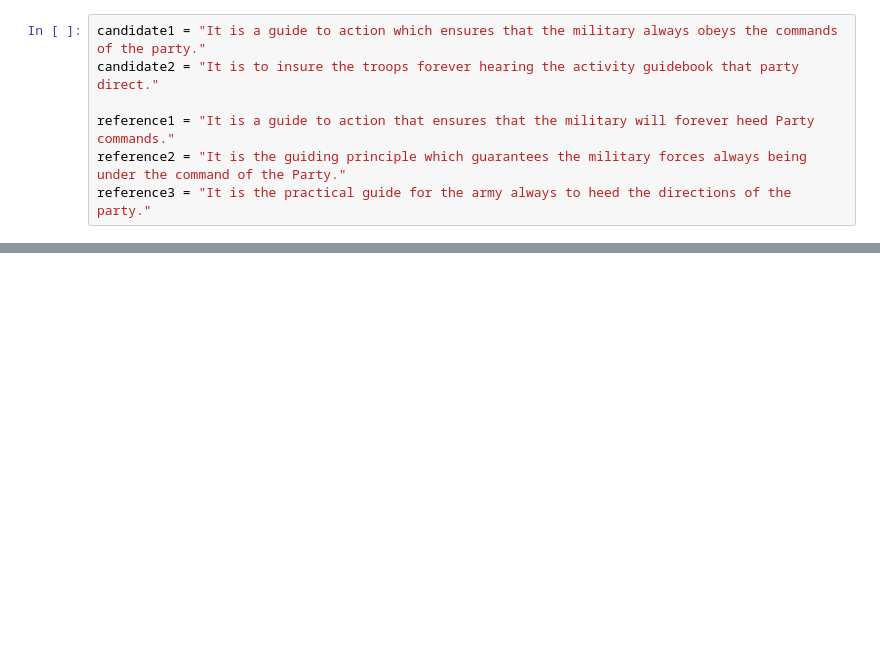
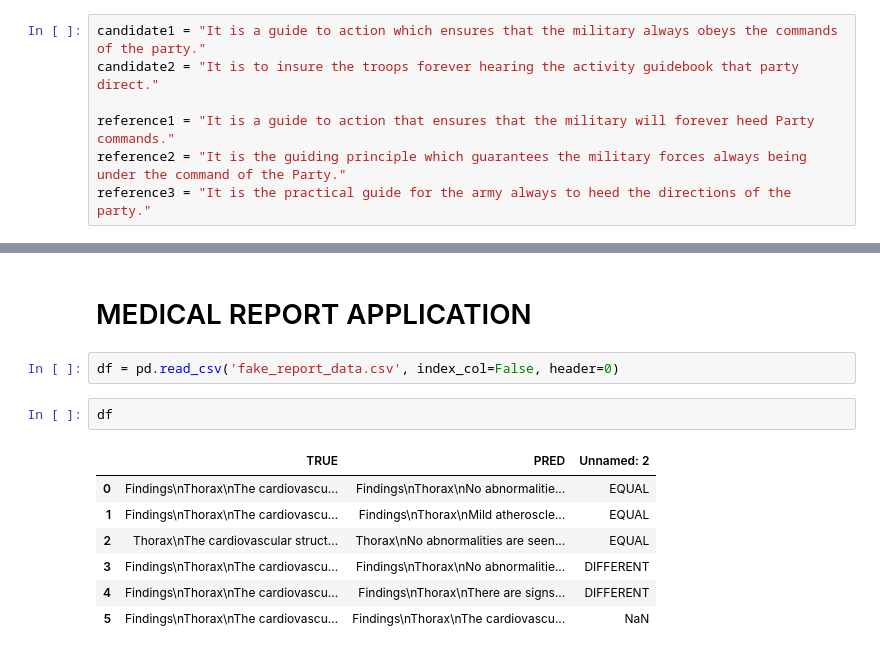
Before and after one commit to ainatersol/sentence_similarity, a Jupyter notebook: sentence_similarity_analysis.ipynb, the cells around one changed output, grey strips where cells are left out. Drawn from its saved outputs; the diff is of its cells as text; blank space fills up the shorter version.

```diff
--- a/sentence_similarity_analysis.ipynb
+++ b/sentence_similarity_analysis.ipynb
@@ -362,0 +360,14 @@ Consider using lower n-gram order or use SmoothingFunction()
+# %% [markdown]
+# MEDICAL REPORT APPLICATION
+# %%
+df = pd.read_csv('fake_report_data.csv', index_col=False, header=0)
+# %%
+df
+# %% [output]
+|  | TRUE | PRED | Unnamed: 2 |
+| 0 | Findings\nThorax\nThe cardiovascu... | Findings\nThorax\nNo abnormalitie... | EQUAL |
+| 1 | Findings\nThorax\nThe cardiovascu... | Findings\nThorax\nMild atheroscle... | EQUAL |
+| 2 | Thorax\nThe cardiovascular struct... | Thorax\nNo abnormalities are seen... | EQUAL |
+| 3 | Findings\nThorax\nThe cardiovascu... | Findings\nThorax\nNo abnormalitie... | DIFFERENT |
+| 4 | Findings\nThorax\nThe cardiovascu... | Findings\nThorax\nThere are signs... | DIFFERENT |
+| 5 | Findings\nThorax\nThe cardiovascu... | Findings\nThorax\nThe cardiovascu... | NaN |
```
Also changed, not shown: parts of 5 cells of this notebook.
